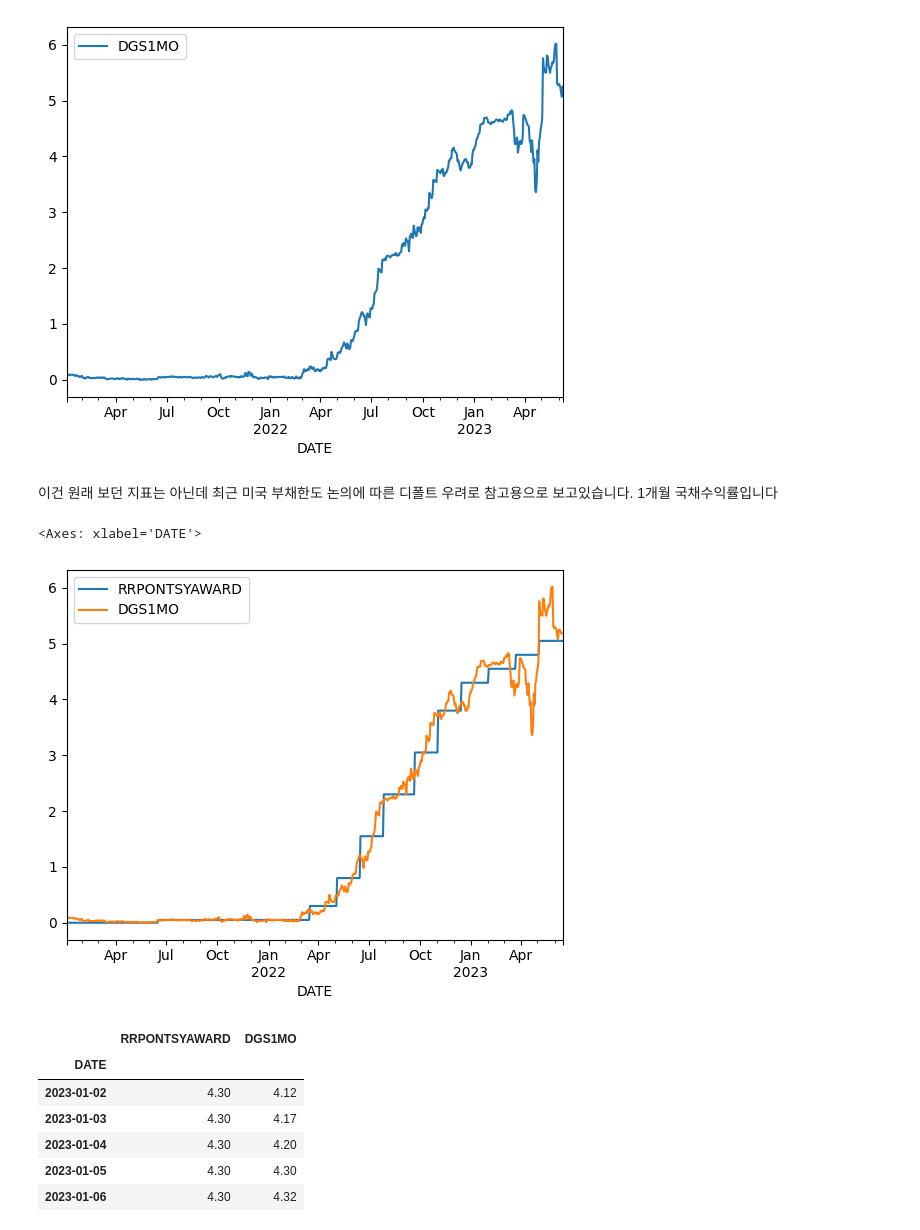
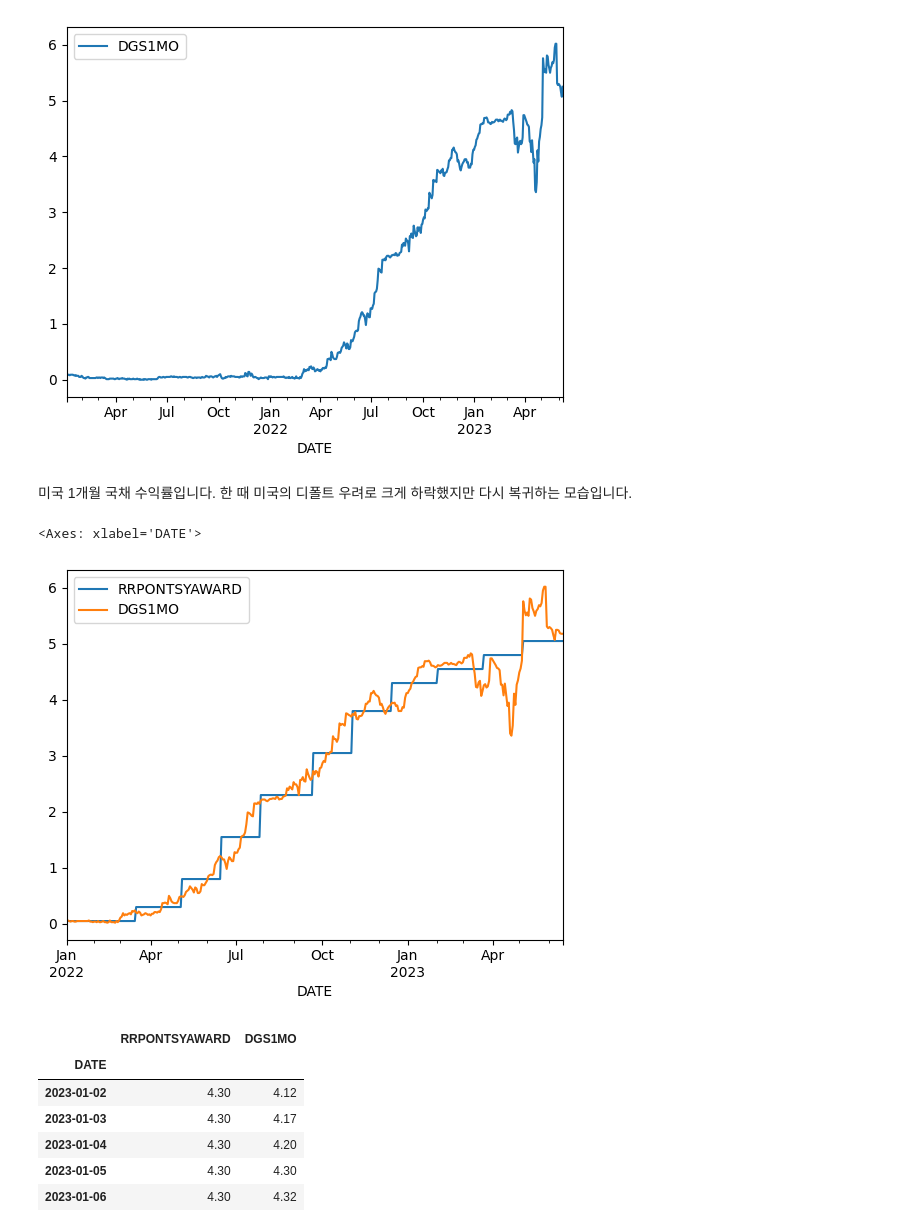
Before and after one commit to hojune2/_investment, a Jupyter notebook: macro.ipynb, the cells around one changed output. Drawn from its saved outputs; the diff is of its cells as text; code cells hidden in the pictures.

```diff
--- a/macro.ipynb
+++ b/macro.ipynb
@@ -62,13 +64,13 @@ data.plot()
 <Axes: xlabel='DATE'>
 [figure]
 # %% [markdown]
-이건 원래 보던 지표는 아닌데 최근 미국 부채한도 논의에 따른 디폴트 우려로 참고용으로 보고있습니다. 1개월 국채수익률입니다
+미국 1개월 국채 수익률입니다. 한 때 미국의 디폴트 우려로 크게 하락했지만 다시 복귀하는 모습입니다.
 # %%
-data=fdr.DataReader('FRED:RRPONTSYAWARD,DGS1MO',start='2021-01-01')
+data=fdr.DataReader('FRED:RRPONTSYAWARD,DGS1MO',start='2022-01-01')
 data.plot(secondary_y='DFF')
 # %% [output]
 <Axes: xlabel='DATE'>
-[figure, old version]
+[figure, new version]
 # %%
 data['2023']
 # %% [output]
```
Also changed, not shown: parts of 11 cells of this notebook.
